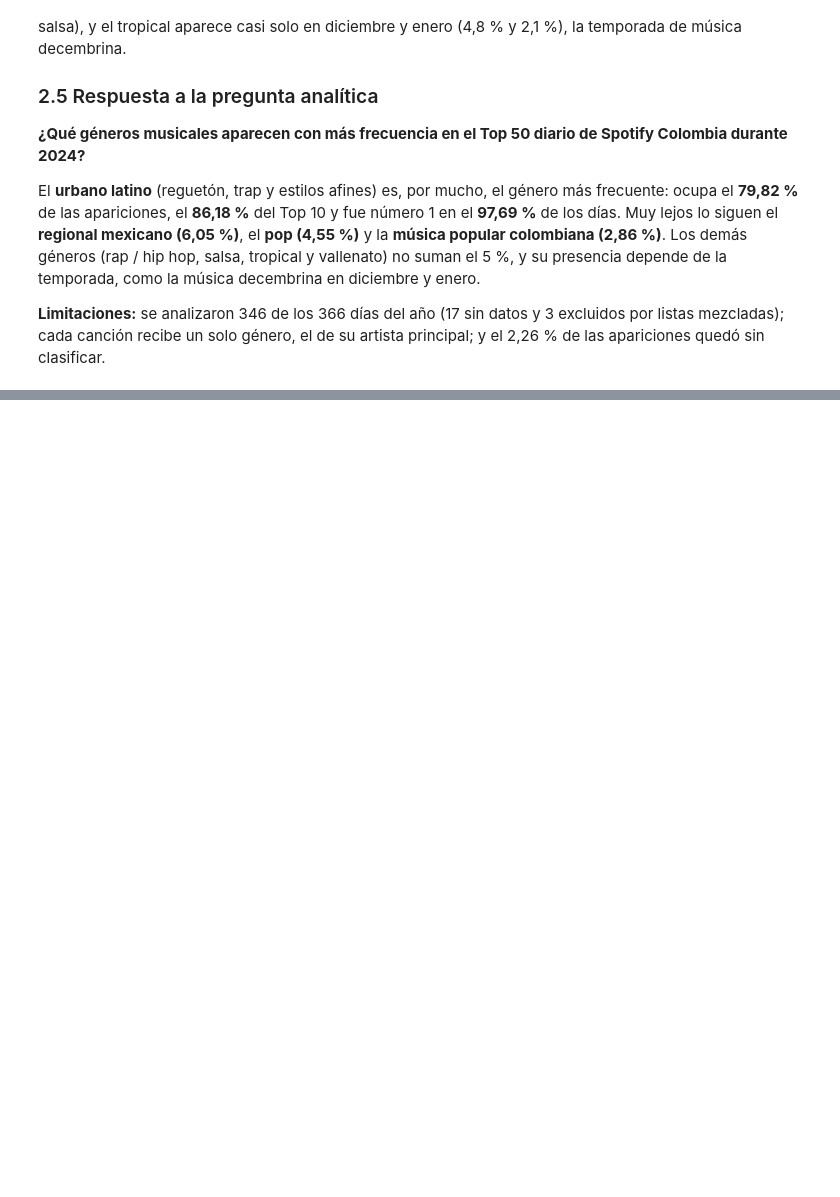
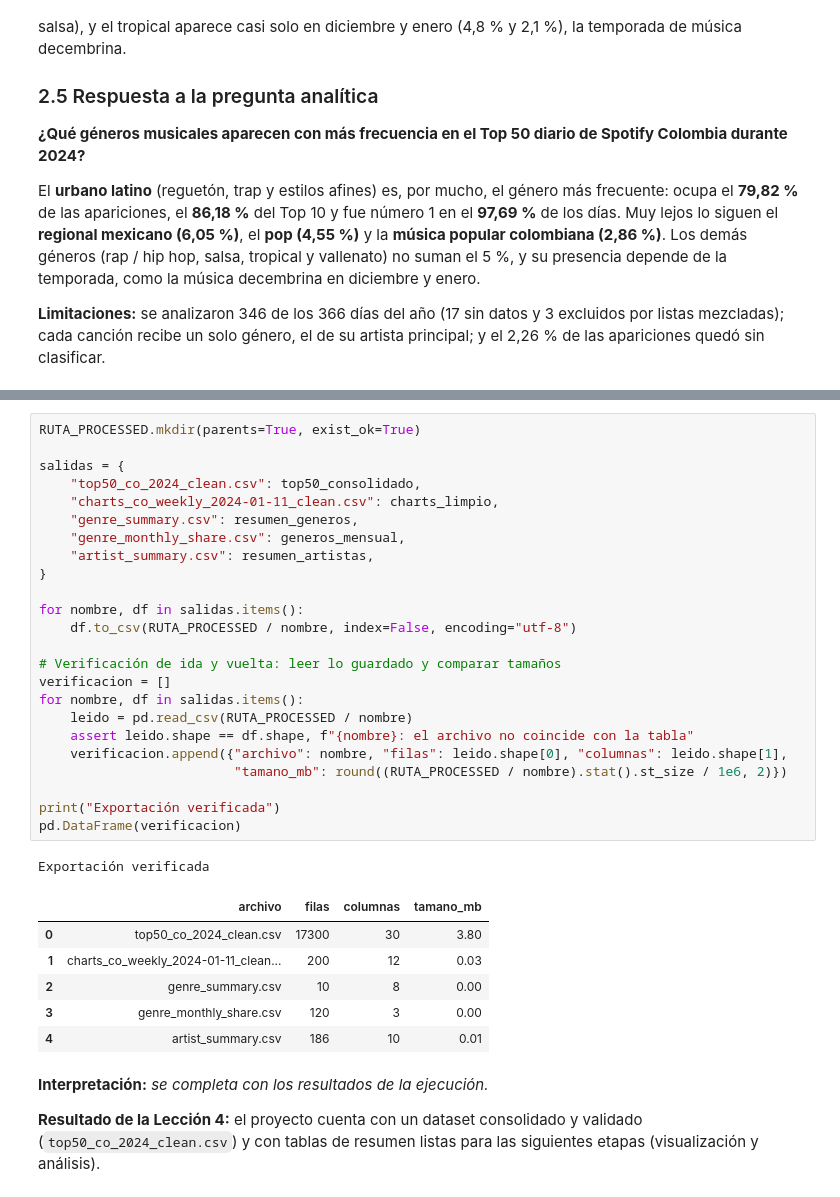
Before and after one commit to jeferson-estiven-vargas/proyecto-spotify-colombia, a Jupyter notebook: notebooks/data_preparation.ipynb, the cells around one changed output, grey strips where cells are left out. Saved outputs shown, nothing was run; the diff lists cells and outputs as text; blank space fills up the shorter version.

```diff
--- a/notebooks/data_preparation.ipynb
+++ b/notebooks/data_preparation.ipynb
@@ -780,0 +977,36 @@ El **urbano latino** (reguetón, trap y estilos afines) es, por mucho, el géner
+# %%
+RUTA_PROCESSED.mkdir(parents=True, exist_ok=True)
+
+salidas = {
+    "top50_co_2024_clean.csv": top50_consolidado,
+    "charts_co_weekly_2024-01-11_clean.csv": charts_limpio,
+    "genre_summary.csv": resumen_generos,
+    "genre_monthly_share.csv": generos_mensual,
+    "artist_summary.csv": resumen_artistas,
+}
+
+for nombre, df in salidas.items():
+    df.to_csv(RUTA_PROCESSED / nombre, index=False, encoding="utf-8")
+
+# Verificación de ida y vuelta: leer lo guardado y comparar tamaños
+verificacion = []
+for nombre, df in salidas.items():
+    leido = pd.read_csv(RUTA_PROCESSED / nombre)
+    assert leido.shape == df.shape, f"{nombre}: el archivo no coincide con la tabla"
+    verificacion.append({"archivo": nombre, "filas": leido.shape[0], "columnas": leido.shape[1],
+                         "tamano_mb": round((RUTA_PROCESSED / nombre).stat().st_size / 1e6, 2)})
+
+print("Exportación verificada")
+pd.DataFrame(verificacion)
+# %% [output]
+Exportación verificada
+|  | archivo | filas | columnas | tamano_mb |
+| 0 | top50_co_2024_clean.csv | 17300 | 30 | 3.80 |
+| 1 | charts_co_weekly_2024-01-11_clean... | 200 | 12 | 0.03 |
+| 2 | genre_summary.csv | 10 | 8 | 0.00 |
+| 3 | genre_monthly_share.csv | 120 | 3 | 0.00 |
+| 4 | artist_summary.csv | 186 | 10 | 0.01 |
+# %% [markdown]
+**Interpretación:** _se completa con los resultados de la ejecución._
+
+**Resultado de la Lección 4:** el proyecto cuenta con un dataset consolidado y validado (`top50_co_2024_clean.csv`) y con tablas de resumen listas para las siguientes etapas (visualización y análisis).
```
Also changed, not shown: parts of 9 cells of this notebook, 5 other files.
